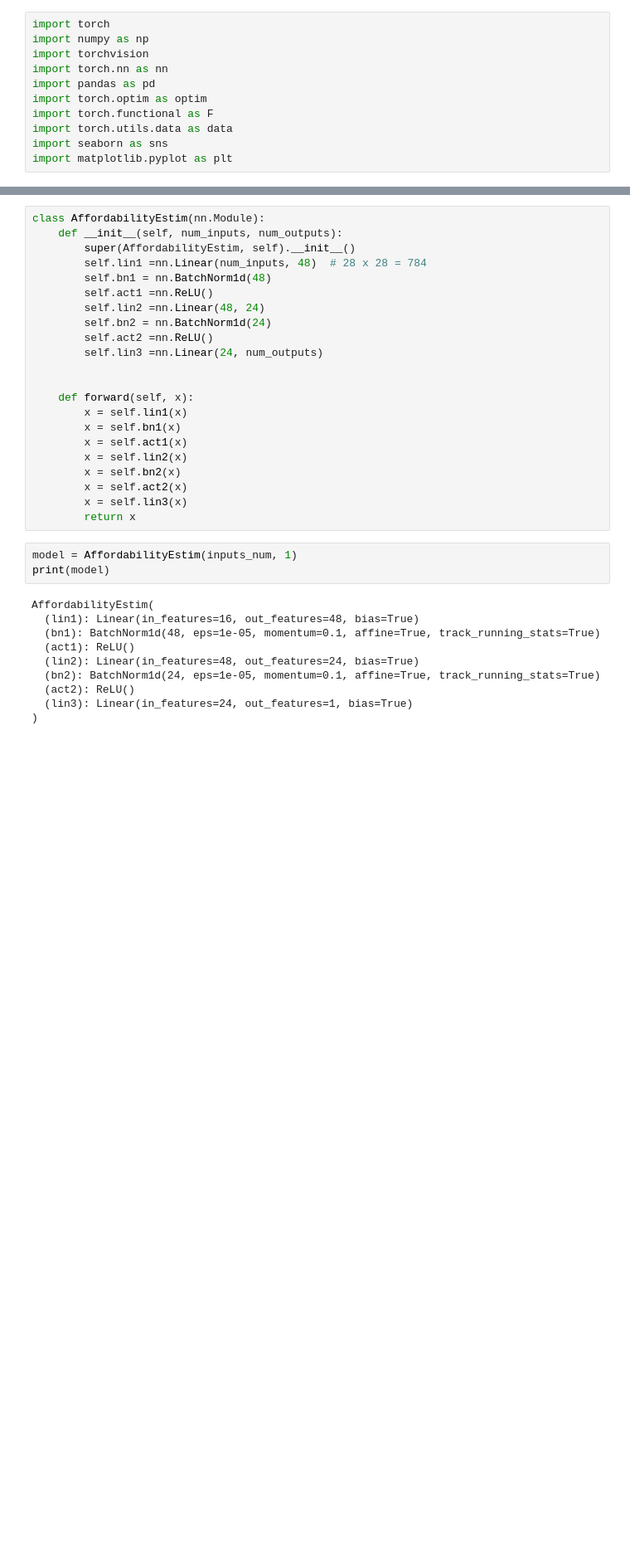
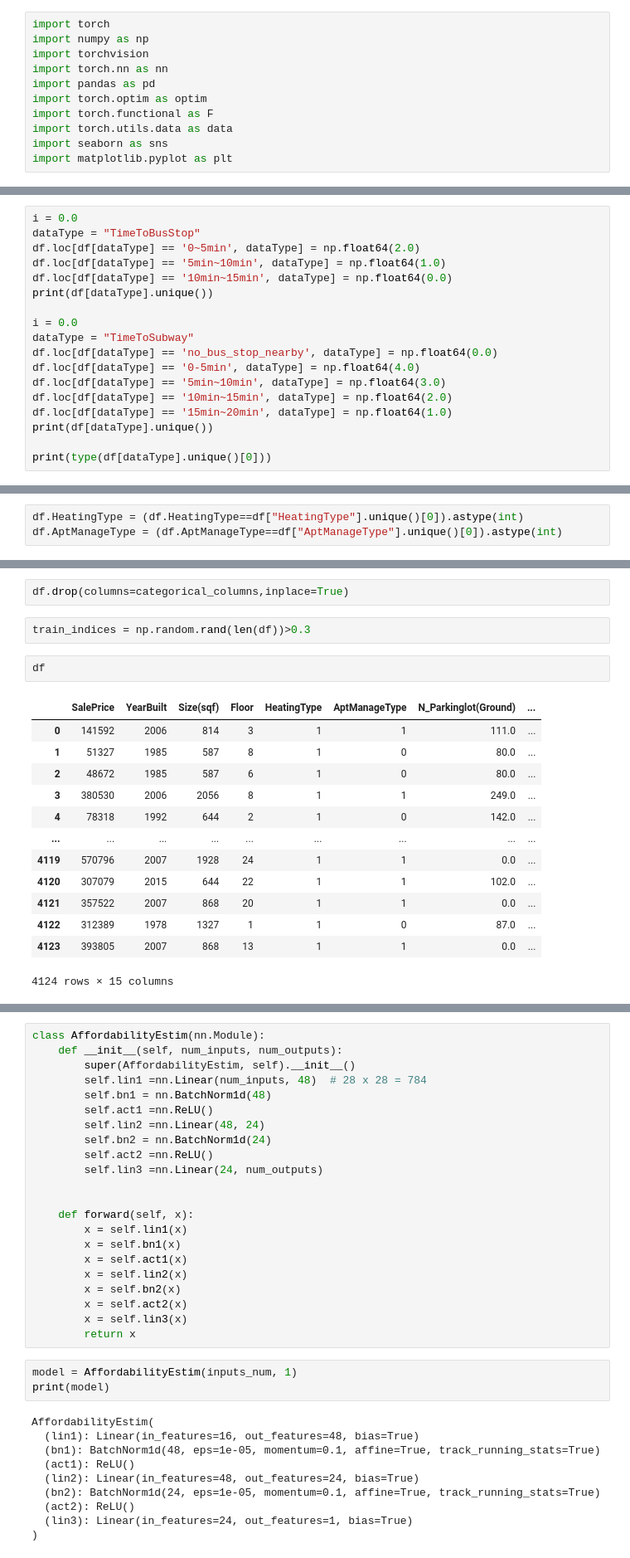
Before and after one commit to Roszczyk/SSNE_cwiczenia, a Jupyter notebook: miniprojekt_2/notebook.ipynb, the cells around one changed output, grey strips where cells are left out. Shown at 83% size. Cells and saved outputs as stored; diff of their text form; blank space fills up the shorter version.

```diff
--- a/miniprojekt_2/notebook.ipynb
+++ b/miniprojekt_2/notebook.ipynb
@@ -95,0 +38,18 @@ print(data[dataType].unique())
+# %%
+i = 0.0
+dataType = "TimeToBusStop"
+df.loc[df[dataType] == '0~5min', dataType] = np.float64(2.0)
+df.loc[df[dataType] == '5min~10min', dataType] = np.float64(1.0)
+df.loc[df[dataType] == '10min~15min', dataType] = np.float64(0.0)
+print(df[dataType].unique())
+
+i = 0.0
+dataType = "TimeToSubway"
+df.loc[df[dataType] == 'no_bus_stop_nearby', dataType] = np.float64(0.0)
+df.loc[df[dataType] == '0-5min', dataType] = np.float64(4.0)
+df.loc[df[dataType] == '5min~10min', dataType] = np.float64(3.0)
+df.loc[df[dataType] == '10min~15min', dataType] = np.float64(2.0)
+df.loc[df[dataType] == '15min~20min', dataType] = np.float64(1.0)
+print(df[dataType].unique())
+
+print(type(df[dataType].unique()[0]))
@@ -95,0 +60,3 @@ print(data[dataType].unique())
+# %%
+df.HeatingType = (df.HeatingType==df["HeatingType"].unique()[0]).astype(int)
+df.AptManageType = (df.AptManageType==df["AptManageType"].unique()[0]).astype(int)
@@ -95,0 +73,20 @@ print(data[dataType].unique())
+# %%
+df.drop(columns=categorical_columns,inplace=True)
+# %%
+train_indices = np.random.rand(len(df))>0.3
+# %%
+df
+# %% [output]
+|  | SalePrice | YearBuilt | Size(sqf) | Floor | HeatingType | AptManageType | N_Parkinglot(Ground) | ... |
+| 0 | 141592 | 2006 | 814 | 3 | 1 | 1 | 111.0 | ... |
+| 1 | 51327 | 1985 | 587 | 8 | 1 | 0 | 80.0 | ... |
+| 2 | 48672 | 1985 | 587 | 6 | 1 | 0 | 80.0 | ... |
+| 3 | 380530 | 2006 | 2056 | 8 | 1 | 1 | 249.0 | ... |
+| 4 | 78318 | 1992 | 644 | 2 | 1 | 0 | 142.0 | ... |
+| ... | ... | ... | ... | ... | ... | ... | ... | ... |
+| 4119 | 570796 | 2007 | 1928 | 24 | 1 | 1 | 0.0 | ... |
+| 4120 | 307079 | 2015 | 644 | 22 | 1 | 1 | 102.0 | ... |
+| 4121 | 357522 | 2007 | 868 | 20 | 1 | 1 | 0.0 | ... |
+| 4122 | 312389 | 1978 | 1327 | 1 | 1 | 0 | 87.0 | ... |
+| 4123 | 393805 | 2007 | 868 | 13 | 1 | 1 | 0.0 | ... |
+4124 rows × 15 columns
```
Also changed, not shown: parts of 20 cells of this notebook, 1 other file.
